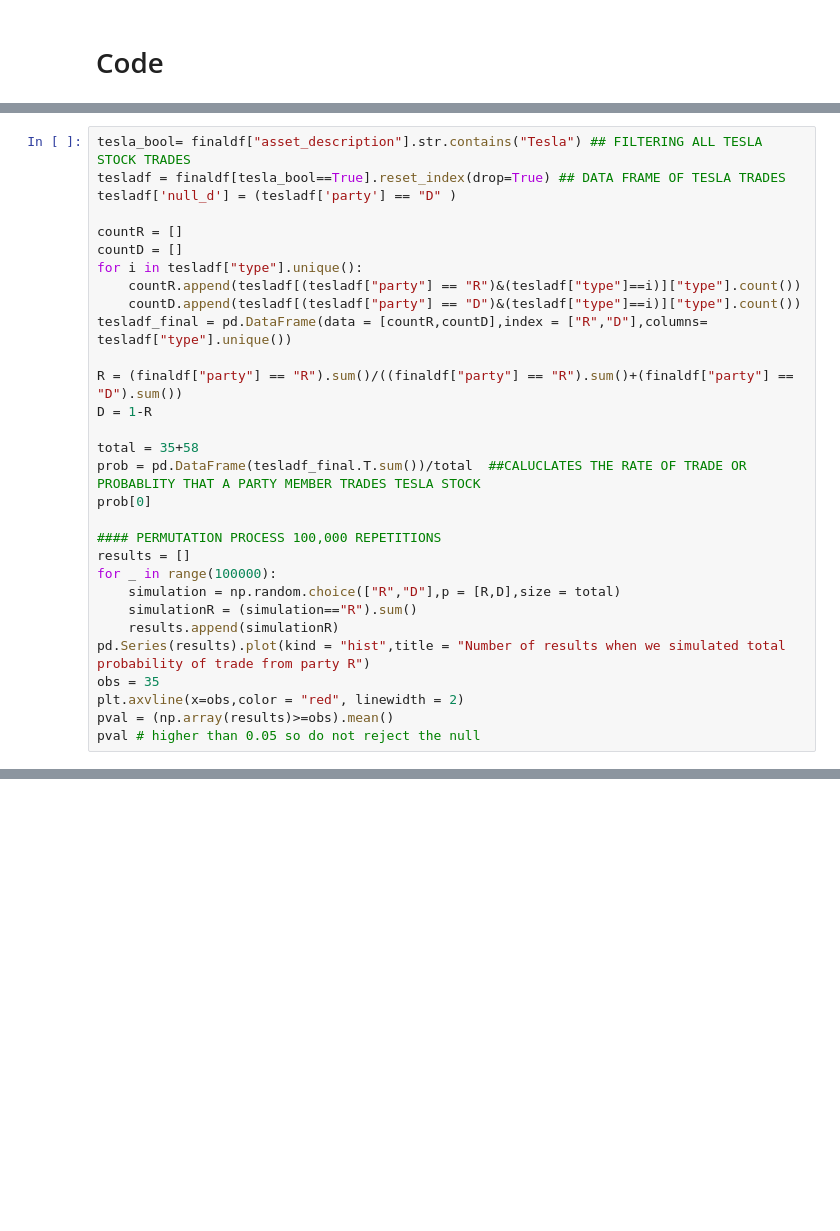
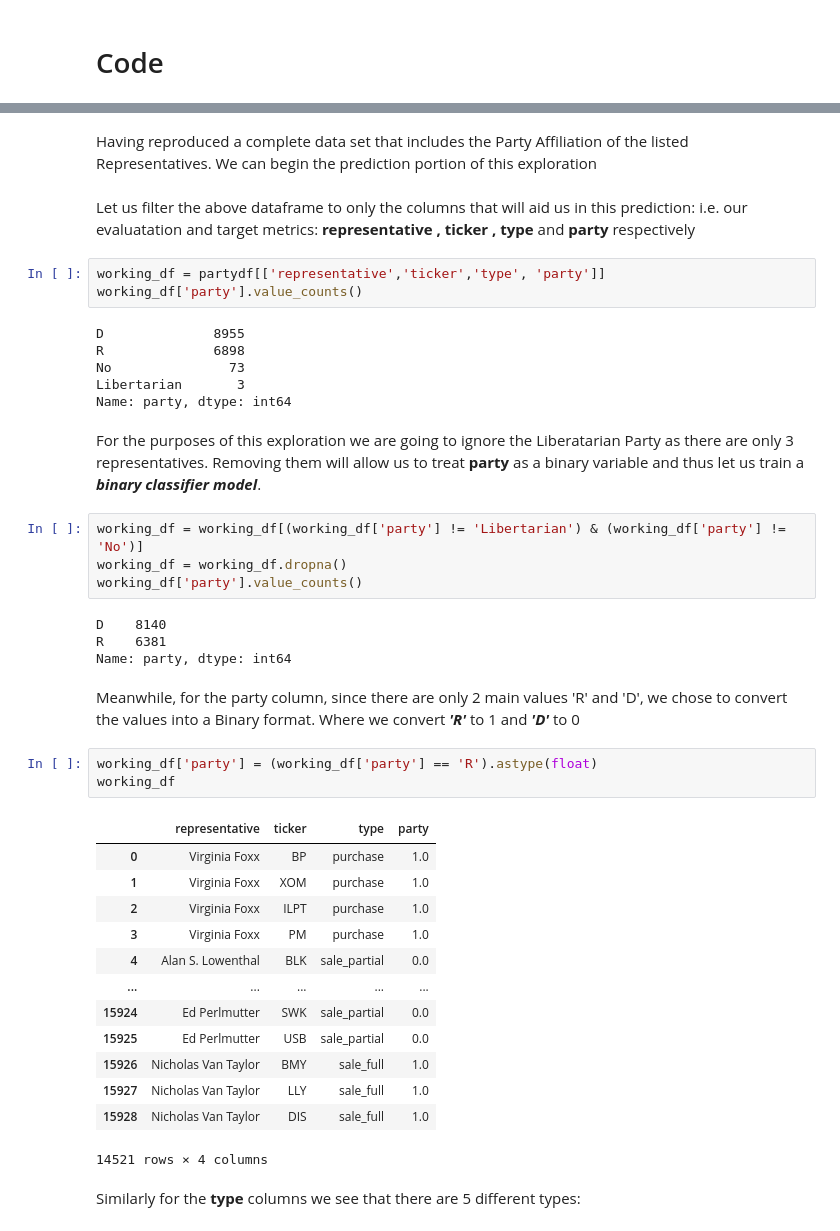
Before and after one commit to Shrsht/Using-Stock-Trades-to-Predict-Party-of-Members-of-the-US-House-of-Representatives, a Jupyter notebook: stocks.ipynb, the cells around one changed output, grey strips where cells are left out. Cells and saved outputs as stored; diff of their text form; blank space fills up the shorter version.

```diff
--- a/stocks.ipynb
+++ b/stocks.ipynb
@@ -748,30 +101,0 @@ To test the first measure, we set the following hypotheses:
-# %%
-tesla_bool= finaldf["asset_description"].str.contains("Tesla") ## FILTERING ALL TESLA STOCK TRADES
-tesladf = finaldf[tesla_bool==True].reset_index(drop=True) ## DATA FRAME OF TESLA TRADES
-tesladf['null_d'] = (tesladf['party'] == "D" )
-
-countR = []
-countD = []
-for i in tesladf["type"].unique():
-    countR.append(tesladf[(tesladf["party"] == "R")&(tesladf["type"]==i)]["type"].count())
-    countD.append(tesladf[(tesladf["party"] == "D")&(tesladf["type"]==i)]["type"].count())
-tesladf_final = pd.DataFrame(data = [countR,countD],index = ["R","D"],columns= tesladf["type"].unique())
-
-R = (finaldf["party"] == "R").sum()/((finaldf["party"] == "R").sum()+(finaldf["party"] == "D").sum())
-D = 1-R
-
-total = 35+58
-prob = pd.DataFrame(tesladf_final.T.sum())/total  ##CALUCLATES THE RATE OF TRADE OR PROBABLITY THAT A PARTY MEMBER TRADES TESLA STOCK
-prob[0]
-
-#### PERMUTATION PROCESS 100,000 REPETITIONS
-results = []
-for _ in range(100000):
-    simulation = np.random.choice(["R","D"],p = [R,D],size = total)
-    simulationR = (simulation=="R").sum()
-    results.append(simulationR)
-pd.Series(results).plot(kind = "hist",title = "Number of results when we simulated total probability of trade from party R")
-obs = 35
-plt.axvline(x=obs,color = "red", linewidth = 2)
-pval = (np.array(results)>=obs).mean()
-pval # higher than 0.05 so do not reject the null
@@ -822,0 +219,45 @@ We do require a much more in depth research into the party-wide trading habits t
+# %% [markdown]
+Having reproduced a complete data set that includes the Party Affiliation of the listed Representatives. We can begin the prediction portion of this exploration
+# %% [markdown]
+Let us filter the above dataframe to only the columns that will aid us in this prediction:
+i.e. our evaluatation and target metrics: <b> representative , ticker , type </b> and <b> party </b> respectively
+# %%
+working_df = partydf[['representative','ticker','type', 'party']]
+working_df['party'].value_counts()
+# %% [output]
+D              8955
+R              6898
+No               73
+Libertarian       3
+Name: party, dtype: int64
+# %% [markdown]
+For the purposes of this exploration we are going to ignore the Liberatarian Party as there are only 3 representatives. Removing them will allow us to treat **party** as a binary variable and thus let us train a **_binary classifier model_**.
+# %%
+working_df = working_df[(working_df['party'] != 'Libertarian') & (working_df['party'] != 'No')]
+working_df = working_df.dropna()
+working_df['party'].value_counts()
+# %% [output]
+D    8140
+R    6381
+Name: party, dtype: int64
+# %% [markdown]
+Meanwhile, for the party column, since there are only 2 main values 'R' and 'D', we chose to convert the values into a Binary format. Where we convert **_'R'_** to 1 and **_'D'_** to 0
+# %%
+working_df['party'] = (working_df['party'] == 'R').astype(float)
+working_df
+# %% [output]
+|  | representative | ticker | type | party |
+| 0 | Virginia Foxx | BP | purchase | 1.0 |
+| 1 | Virginia Foxx | XOM | purchase | 1.0 |
+| 2 | Virginia Foxx | ILPT | purchase | 1.0 |
+| 3 | Virginia Foxx | PM | purchase | 1.0 |
+| 4 | Alan S. Lowenthal | BLK | sale_partial | 0.0 |
+| ... | ... | ... | ... | ... |
+| 15924 | Ed Perlmutter | SWK | sale_partial | 0.0 |
+| 15925 | Ed Perlmutter | USB | sale_partial | 0.0 |
+| 15926 | Nicholas Van Taylor | BMY | sale_full | 1.0 |
+| 15927 | Nicholas Van Taylor | LLY | sale_full | 1.0 |
+| 15928 | Nicholas Van Taylor | DIS | sale_full | 1.0 |
+14521 rows × 4 columns
+# %% [markdown]
+Similarly for the **type** columns we see that there are 5 different types:
```
Also changed, not shown: parts of 134 cells of this notebook.
